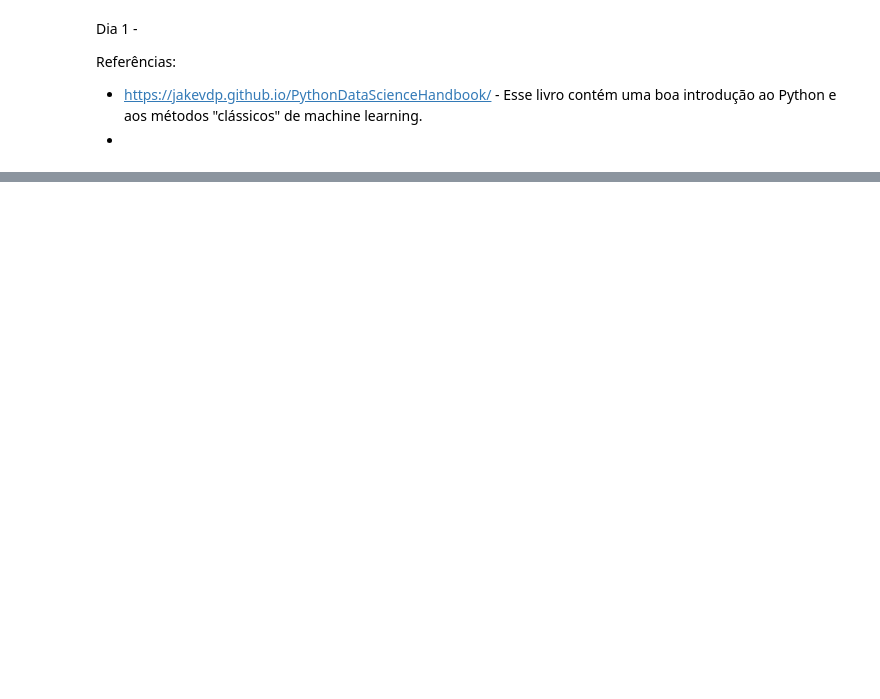
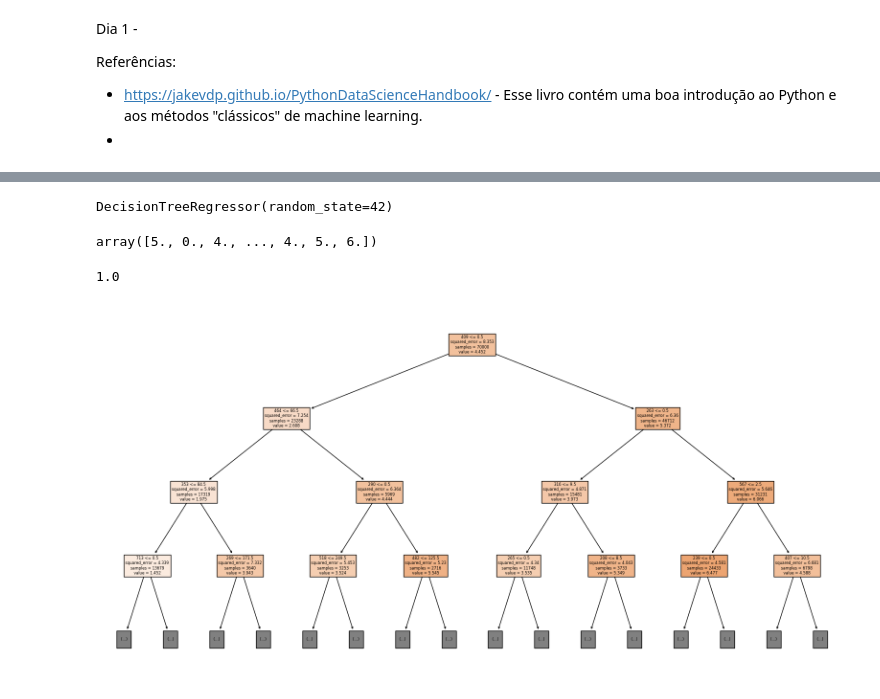
Before and after one commit to mfilipak/FILIPAK-DATA-SCIENCE, a Jupyter notebook: DIA1.ipynb, the cells around one changed output, grey strips where cells are left out. Cells and saved outputs as stored; diff of their text form; code cells hidden in the pictures; blank space fills up the shorter version.

```diff
--- a/DIA1.ipynb
+++ b/DIA1.ipynb
@@ -36,0 +71,5 @@ plt.imshow(X[0])
+# %%
+import numpy as np
+model2 = LinearRegression()
+Y2 = np.array([np.eye(10)[_] for _ in Y])
+Y2[0]
@@ -36,0 +78,2 @@ plt.imshow(X[0])
+# %%
+model2.fit(X,Y2)
@@ -36,0 +102,7 @@ plt.imshow(X[0])
+# %%
+from sklearn.tree import DecisionTreeRegressor
+model3 = DecisionTreeRegressor(random_state=42)
+# %%
+model3.fit(X,Y)
+# %% [output]
+DecisionTreeRegressor(random_state=42)
@@ -37,2 +111,19 @@ plt.imshow(X[0])
+# %%
+y3
+# %% [output]
+array([5., 0., 4., ..., 4., 5., 6.])
+# %%
+(y3==Y).sum(axis=-1)/len(X)
+# %% [output]
+1.0
+# %%
+from sklearn import tree
+import matplotlib.pyplot as plt
+
+plt.figure(figsize=(20,10))
+tree.plot_tree(model3, filled=True, feature_names=[str(_) for _ in range(28*28)], max_depth=3)
+plt.show()
+# %% [output]
+[figure, added]
 # %%
 # %% [output]
```
Also changed, not shown: parts of 26 cells of this notebook.
